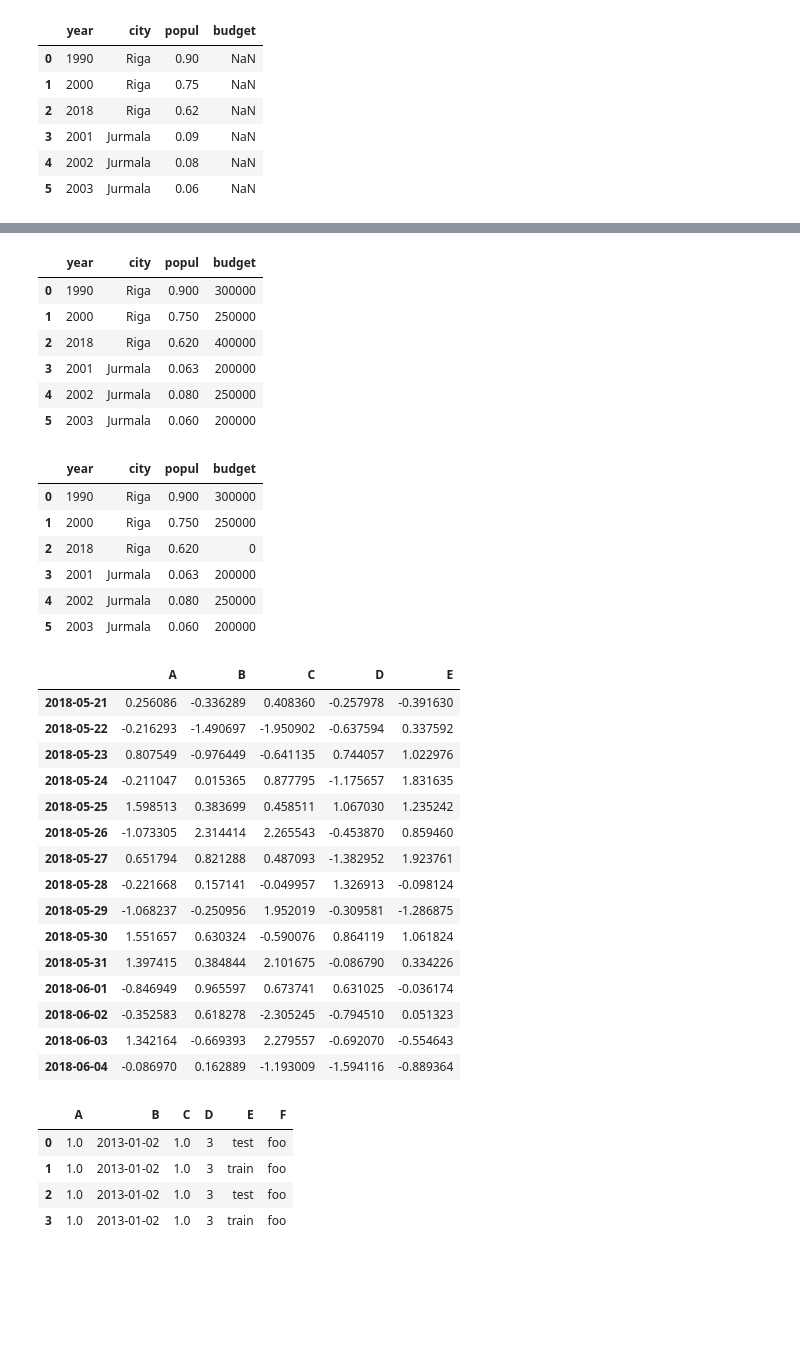
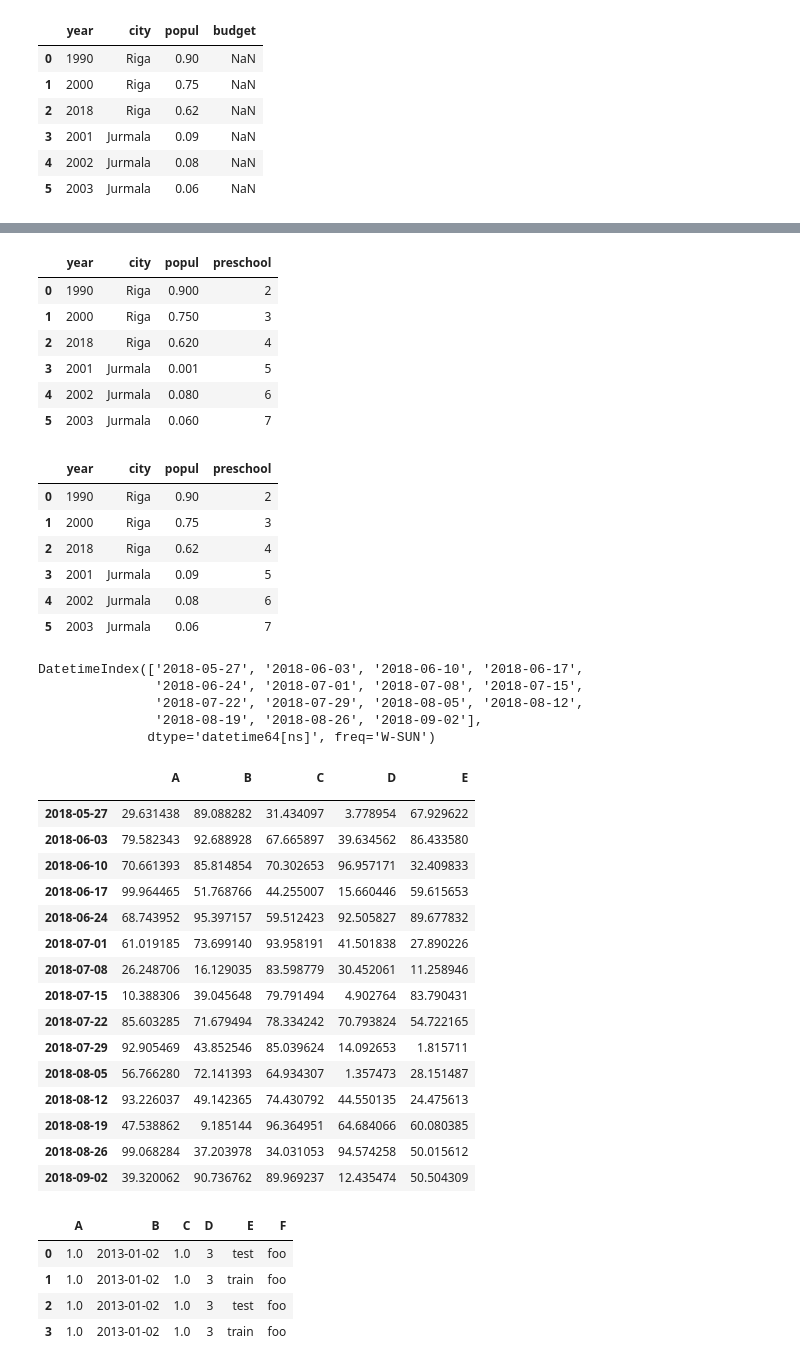
Before and after one commit to VertexyLV/RCS_Data_Analysis_Python, a Jupyter notebook: Pandas/Python Pandas Tutorial.ipynb, the cells around one changed output, grey strips where cells are left out. Cells and saved outputs as stored; diff of their text form; code cells hidden in the pictures; blank space fills up the shorter version.

```diff
--- a/Pandas/Python Pandas Tutorial.ipynb
+++ b/Pandas/Python Pandas Tutorial.ipynb
@@ -299,4 +383,4 @@ dtype: float64
 # %%
-dates = pd.date_range('20180521', periods=15)
+dates = pd.date_range('20180521', periods=15, freq='W')
 dates
 # %% [output]
@@ -379,48 +551,57 @@ df2
 
 ## Recommended way of changing in place (same dataframe)
 # %%
-df2.iat[3,2]=0.063
+df2.iat[3,2]=0.001
 df2
 # %% [output]
-|  | year | city | popul | budget |
-| 0 | 1990 | Riga | 0.900 | 300000 |
-| 1 | 2000 | Riga | 0.750 | 250000 |
-| 2 | 2018 | Riga | 0.620 | 400000 |
-| 3 | 2001 | Jurmala | 0.063 | 200000 |
-| 4 | 2002 | Jurmala | 0.080 | 250000 |
-| 5 | 2003 | Jurmala | 0.060 | 200000 |
+|  | year | city | popul | preschool |
+| 0 | 1990 | Riga | 0.900 | 2 |
+| 1 | 2000 | Riga | 0.750 | 3 |
+| 2 | 2018 | Riga | 0.620 | 4 |
+| 3 | 2001 | Jurmala | 0.001 | 5 |
+| 4 | 2002 | Jurmala | 0.080 | 6 |
+| 5 | 2003 | Jurmala | 0.060 | 7 |
 # %%
 # delete column by its name
-del df2[3]
+del df2['budget']
 df2
 # %% [output]
-|  | year | city | popul | budget |
-| 0 | 1990 | Riga | 0.900 | 300000 |
-| 1 | 2000 | Riga | 0.750 | 250000 |
-| 2 | 2018 | Riga | 0.620 | 0 |
-| 3 | 2001 | Jurmala | 0.063 | 200000 |
-| 4 | 2002 | Jurmala | 0.080 | 250000 |
-| 5 | 2003 | Jurmala | 0.060 | 200000 |
+|  | year | city | popul | preschool |
+| 0 | 1990 | Riga | 0.90 | 2 |
+| 1 | 2000 | Riga | 0.75 | 3 |
+| 2 | 2018 | Riga | 0.62 | 4 |
+| 3 | 2001 | Jurmala | 0.09 | 5 |
+| 4 | 2002 | Jurmala | 0.08 | 6 |
+| 5 | 2003 | Jurmala | 0.06 | 7 |
+# %%
+dates
+# %% [output]
+DatetimeIndex(['2018-05-27', '2018-06-03', '2018-06-10', '2018-06-17',
+               '2018-06-24', '2018-07-01', '2018-07-08', '2018-07-15',
+               '2018-07-22', '2018-07-29', '2018-08-05', '2018-08-12',
+               '2018-08-19', '2018-08-26', '2018-09-02'],
+              dtype='datetime64[ns]', freq='W-SUN')
 # %%
-df = pd.DataFrame(np.random.randn(15,5), index=dates, columns=list('ABCDE'))
+df = pd.DataFrame(np.random.rand(15,5) * 100, index=dates, columns=list('ABCDE'))
 # We passed 15 rows of 5 random elements and set index to dates and columns to our basic list elements
 df
 # %% [output]
 |  | A | B | C | D | E |
-| 2018-05-21 | 0.256086 | -0.336289 | 0.408360 | -0.257978 | -0.391630 |
-| 2018-05-22 | -0.216293 | -1.490697 | -1.950902 | -0.637594 | 0.337592 |
-| 2018-05-23 | 0.807549 | -0.976449 | -0.641135 | 0.744057 | 1.022976 |
-| 2018-05-24 | -0.211047 | 0.015365 | 0.877795 | -1.175657 | 1.831635 |
-| 2018-05-25 | 1.598513 | 0.383699 | 0.458511 | 1.067030 | 1.235242 |
-| 2018-05-26 | -1.073305 | 2.314414 | 2.265543 | -0.453870 | 0.859460 |
-| 2018-05-27 | 0.651794 | 0.821288 | 0.487093 | -1.382952 | 1.923761 |
-| 2018-05-28 | -0.221668 | 0.157141 | -0.049957 | 1.326913 | -0.098124 |
-| 2018-05-29 | -1.068237 | -0.250956 | 1.952019 | -0.309581 | -1.286875 |
-| 2018-05-30 | 1.551657 | 0.630324 | -0.590076 | 0.864119 | 1.061824 |
-| 2018-05-31 | 1.397415 | 0.384844 | 2.101675 | -0.086790 | 0.334226 |
-| 2018-06-01 | -0.846949 | 0.965597 | 0.673741 | 0.631025 | -0.036174 |
-| 2018-06-02 | -0.352583 | 0.618278 | -2.305245 | -0.794510 | 0.051323 |
-| 2018-06-03 | 1.342164 | -0.669393 | 2.279557 | -0.692070 | -0.554643 |
-| 2018-06-04 | -0.086970 | 0.162889 | -1.193009 | -1.594116 | -0.889364 |
+|  |  |  |  |  |  |
+| 2018-05-27 | 29.631438 | 89.088282 | 31.434097 | 3.778954 | 67.929622 |
+| 2018-06-03 | 79.582343 | 92.688928 | 67.665897 | 39.634562 | 86.433580 |
+| 2018-06-10 | 70.661393 | 85.814854 | 70.302653 | 96.957171 | 32.409833 |
+| 2018-06-17 | 99.964465 | 51.768766 | 44.255007 | 15.660446 | 59.615653 |
+| 2018-06-24 | 68.743952 | 95.397157 | 59.512423 | 92.505827 | 89.677832 |
+| 2018-07-01 | 61.019185 | 73.699140 | 93.958191 | 41.501838 | 27.890226 |
+| 2018-07-08 | 26.248706 | 16.129035 | 83.598779 | 30.452061 | 11.258946 |
+| 2018-07-15 | 10.388306 | 39.045648 | 79.791494 | 4.902764 | 83.790431 |
+| 2018-07-22 | 85.603285 | 71.679494 | 78.334242 | 70.793824 | 54.722165 |
+| 2018-07-29 | 92.905469 | 43.852546 | 85.039624 | 14.092653 | 1.815711 |
+| 2018-08-05 | 56.766280 | 72.141393 | 64.934307 | 1.357473 | 28.151487 |
+| 2018-08-12 | 93.226037 | 49.142365 | 74.430792 | 44.550135 | 24.475613 |
+| 2018-08-19 | 47.538862 | 9.185144 | 96.364951 | 64.684066 | 60.080385 |
+| 2018-08-26 | 99.068284 | 37.203978 | 34.031053 | 94.574258 | 50.015612 |
+| 2018-09-02 | 39.320062 | 90.736762 | 89.969237 | 12.435474 | 50.504309 |
 # %%
 df2 = pd.DataFrame({ 'A' : 1.,
```
Also changed, not shown: parts of 59 cells of this notebook, 36 other files.
